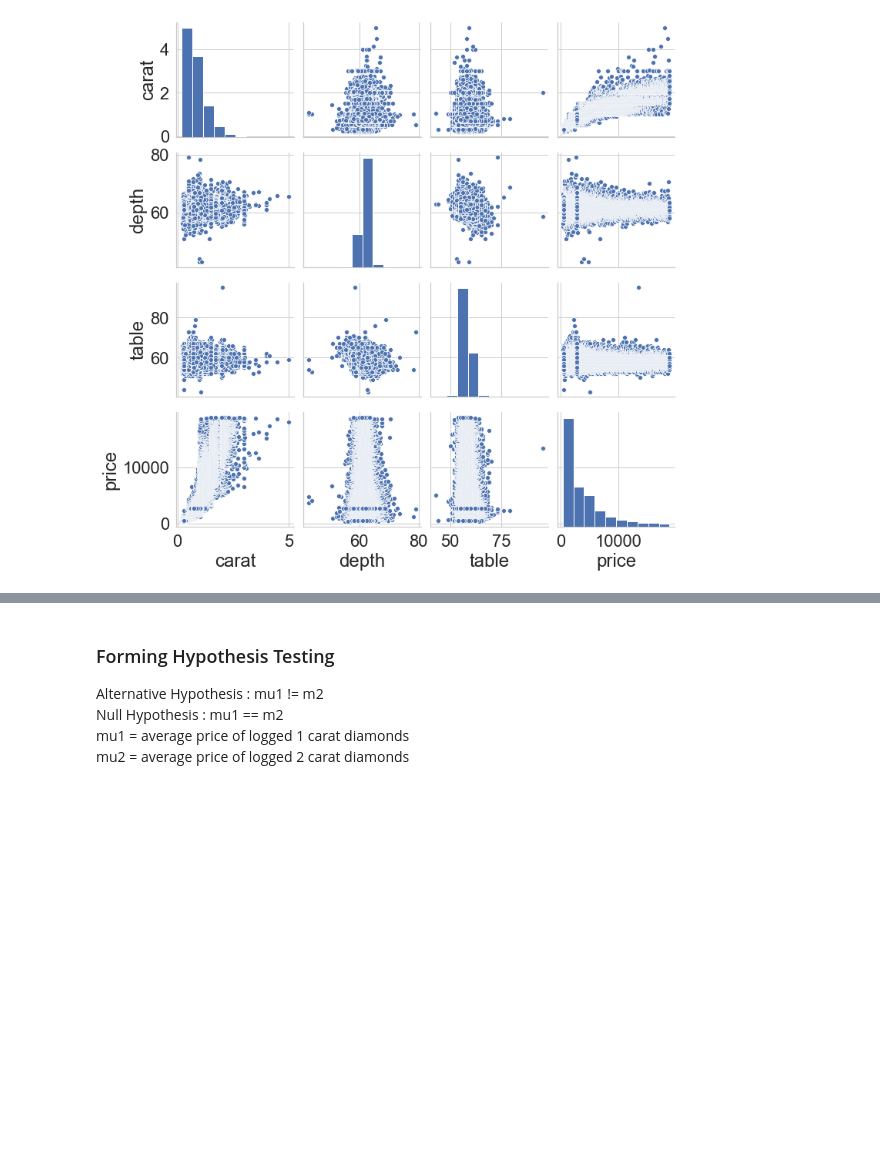
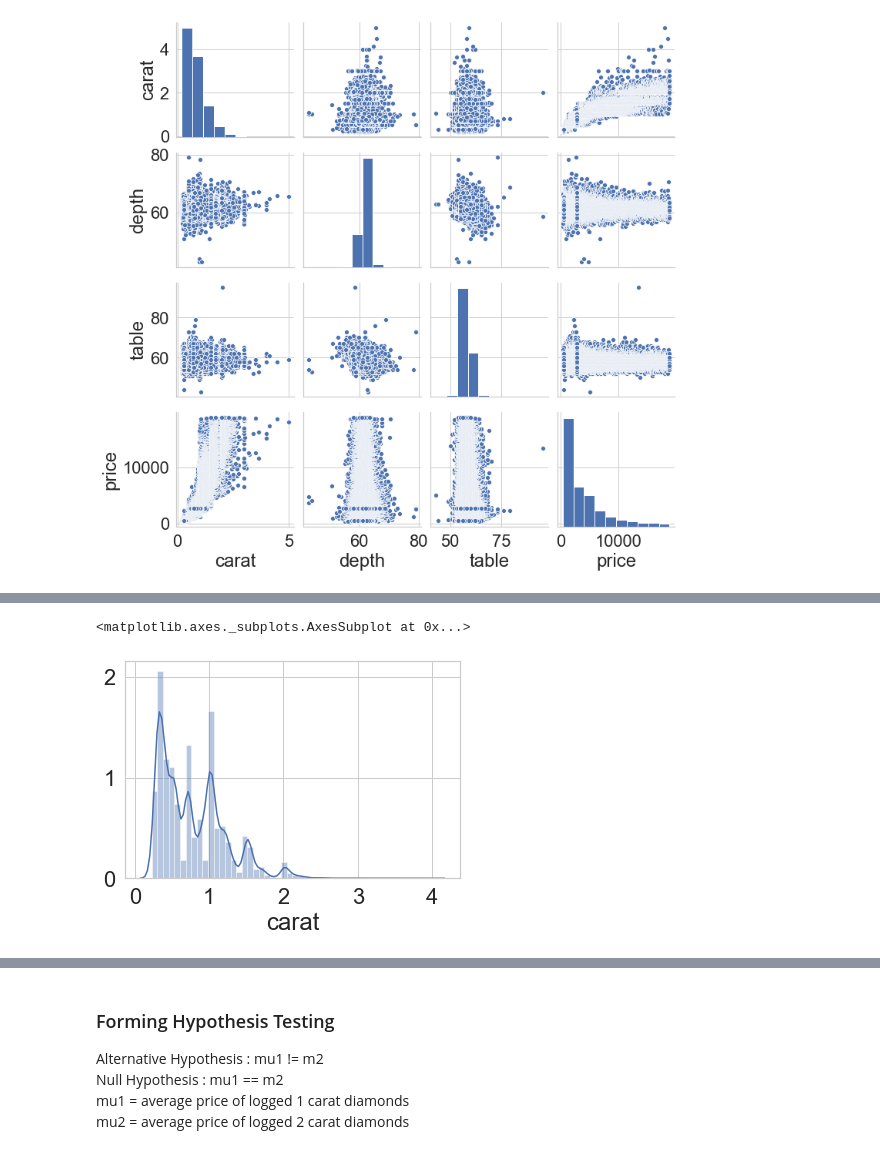
Before and after one commit to chrispfchung/diamonds-regression-project, a Jupyter notebook: Lin_reg_project_code_bpb - EDA & Hypothesis Testing.ipynb, the cells around one changed output, grey strips where cells are left out. Drawn from its saved outputs; the diff is of its cells as text; code cells hidden in the pictures; blank space fills up the shorter version.

```diff
--- a/Lin_reg_project_code_bpb - EDA & Hypothesis Testing.ipynb
+++ b/Lin_reg_project_code_bpb - EDA & Hypothesis Testing.ipynb
@@ -105,3 +105,11 @@ sns.pairplot(df)
 plt.show()
 # %% [output]
 [figure]
+# %%
+# dropping price outliers
+top_q = df['price'].quantile(.975)
+bottom_q = df['price'].quantile(.025)
+
+df = df[df['price'] < top_q]
+df = df[df['price'] > bottom_q]
+df['price'].describe()
@@ -107,0 +126,5 @@ plt.show()
+# %%
+sns.distributions.distplot(df.carat)
+# %% [output]
+<matplotlib.axes._subplots.AxesSubplot at 0x...>
+[figure, added]
```
Also changed, not shown: parts of 19 cells of this notebook.
